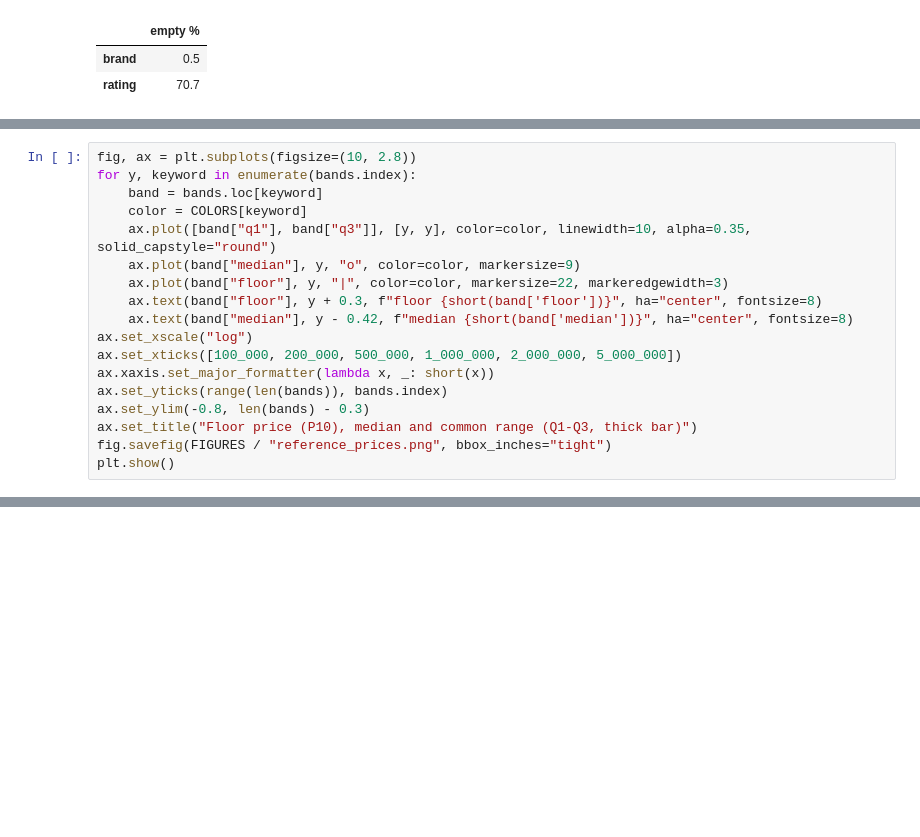
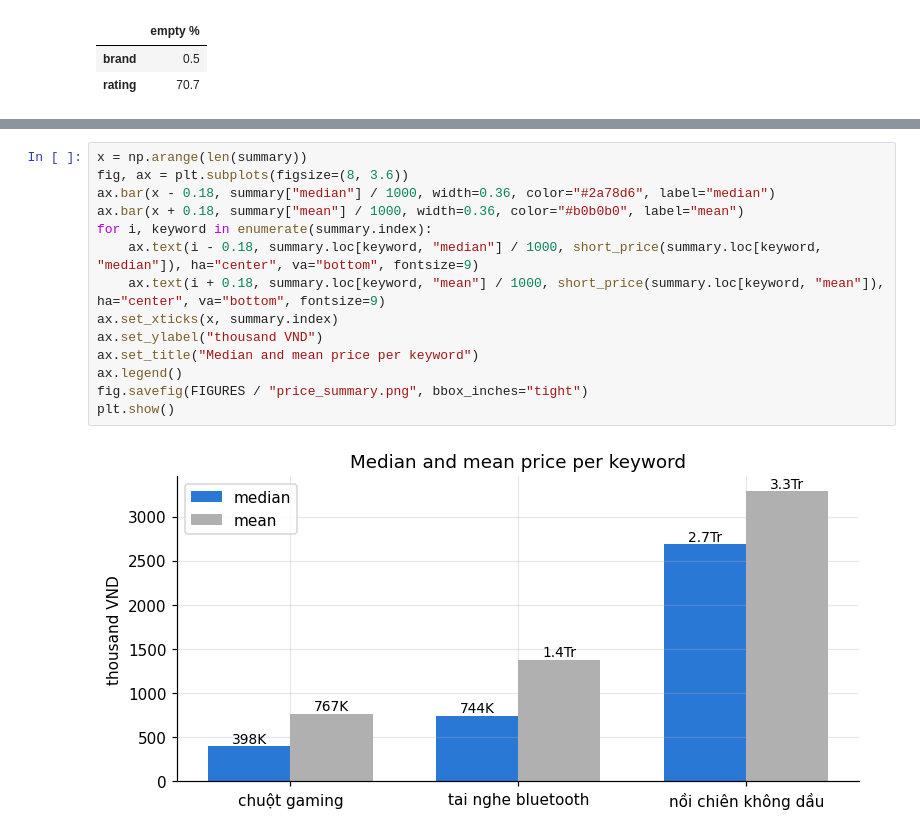
Before and after one commit to NamAnh-dev/Web-Crawler-for-E-commerce-Prices, a Jupyter notebook: notebooks/02_price_analysis.ipynb, the cells around one changed output, grey strips where cells are left out. Saved outputs shown, nothing was run; the diff lists cells and outputs as text; blank space fills up the shorter version.

```diff
--- a/notebooks/02_price_analysis.ipynb
+++ b/notebooks/02_price_analysis.ipynb
@@ -159,18 +79,0 @@ bands.map(short)
-# %%
-fig, ax = plt.subplots(figsize=(10, 2.8))
-for y, keyword in enumerate(bands.index):
-    band = bands.loc[keyword]
-    color = COLORS[keyword]
-    ax.plot([band["q1"], band["q3"]], [y, y], color=color, linewidth=10, alpha=0.35, solid_capstyle="round")
-    ax.plot(band["median"], y, "o", color=color, markersize=9)
-    ax.plot(band["floor"], y, "|", color=color, markersize=22, markeredgewidth=3)
-    ax.text(band["floor"], y + 0.3, f"floor {short(band['floor'])}", ha="center", fontsize=8)
-    ax.text(band["median"], y - 0.42, f"median {short(band['median'])}", ha="center", fontsize=8)
-ax.set_xscale("log")
-ax.set_xticks([100_000, 200_000, 500_000, 1_000_000, 2_000_000, 5_000_000])
-ax.xaxis.set_major_formatter(lambda x, _: short(x))
-ax.set_yticks(range(len(bands)), bands.index)
-ax.set_ylim(-0.8, len(bands) - 0.3)
-ax.set_title("Floor price (P10), median and common range (Q1-Q3, thick bar)")
-fig.savefig(FIGURES / "reference_prices.png", bbox_inches="tight")
-plt.show()
@@ -190,0 +96,16 @@ Segments are cut at Q1 and Q3 (`analysis.price_segments`): **budget** (cheapest
+# %%
+x = np.arange(len(summary))
+fig, ax = plt.subplots(figsize=(8, 3.6))
+ax.bar(x - 0.18, summary["median"] / 1000, width=0.36, color="#2a78d6", label="median")
+ax.bar(x + 0.18, summary["mean"] / 1000, width=0.36, color="#b0b0b0", label="mean")
+for i, keyword in enumerate(summary.index):
+    ax.text(i - 0.18, summary.loc[keyword, "median"] / 1000, short_price(summary.loc[keyword, "median"]), ha="center", va="bottom", fontsize=9)
+    ax.text(i + 0.18, summary.loc[keyword, "mean"] / 1000, short_price(summary.loc[keyword, "mean"]), ha="center", va="bottom", fontsize=9)
+ax.set_xticks(x, summary.index)
+ax.set_ylabel("thousand VND")
+ax.set_title("Median and mean price per keyword")
+ax.legend()
+fig.savefig(FIGURES / "price_summary.png", bbox_inches="tight")
+plt.show()
+# %% [output]
+[figure, added]
```
Also changed, not shown: parts of 27 cells of this notebook, 8 other files.
